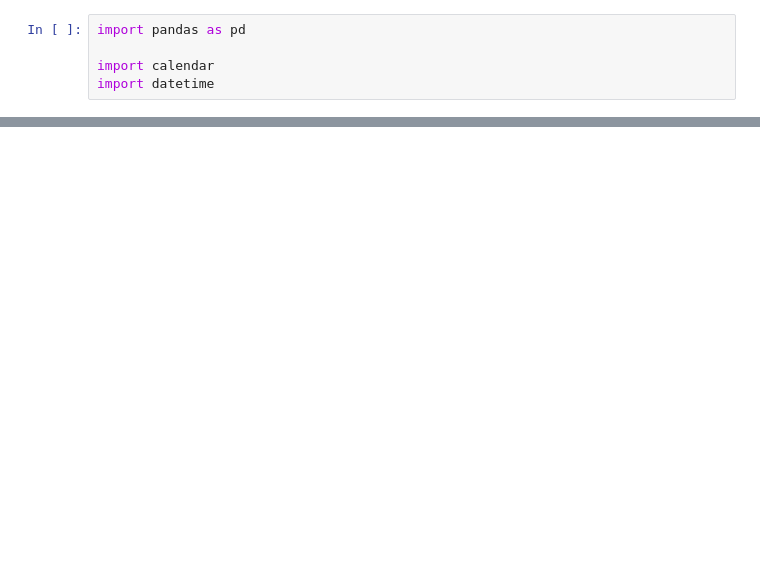
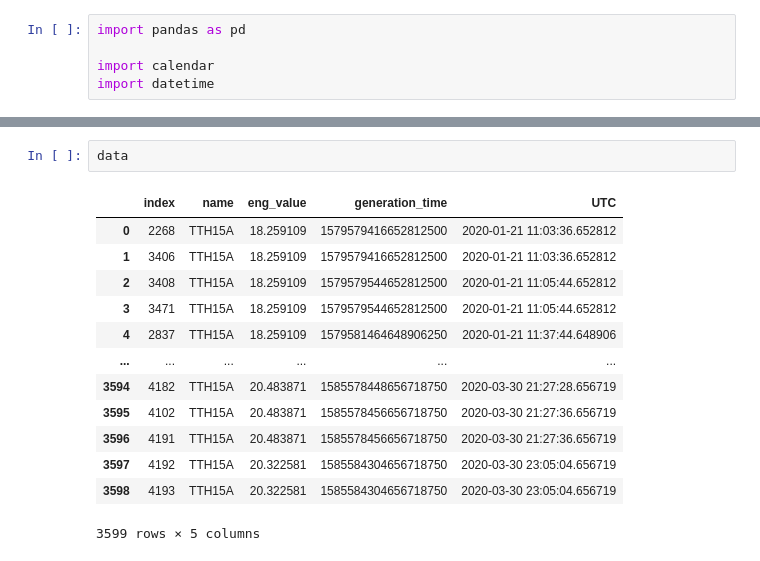
Before and after one commit to parinyad123/Telemetry_Project, a Jupyter notebook: Anormaly_Detection/Telemetry_mixers/Untitled.ipynb, the cells around one changed output, grey strips where cells are left out. Cells and saved outputs as stored; diff of their text form; blank space fills up the shorter version.

```diff
--- a/Anormaly_Detection/Telemetry_mixers/Untitled.ipynb
+++ b/Anormaly_Detection/Telemetry_mixers/Untitled.ipynb
@@ -77,3 +153,19 @@ See the caveats in the documentation: https://pandas.pydata.org/pandas-docs/stab
+# %%
+data
+# %% [output]
+|  | index | name | eng_value | generation_time | UTC |
+| 0 | 2268 | TTH15A | 18.259109 | 1579579416652812500 | 2020-01-21 11:03:36.652812 |
+| 1 | 3406 | TTH15A | 18.259109 | 1579579416652812500 | 2020-01-21 11:03:36.652812 |
+| 2 | 3408 | TTH15A | 18.259109 | 1579579544652812500 | 2020-01-21 11:05:44.652812 |
+| 3 | 3471 | TTH15A | 18.259109 | 1579579544652812500 | 2020-01-21 11:05:44.652812 |
+| 4 | 2837 | TTH15A | 18.259109 | 1579581464648906250 | 2020-01-21 11:37:44.648906 |
+| ... | ... | ... | ... | ... | ... |
+| 3594 | 4182 | TTH15A | 20.483871 | 1585578448656718750 | 2020-03-30 21:27:28.656719 |
+| 3595 | 4102 | TTH15A | 20.483871 | 1585578456656718750 | 2020-03-30 21:27:36.656719 |
+| 3596 | 4191 | TTH15A | 20.483871 | 1585578456656718750 | 2020-03-30 21:27:36.656719 |
+| 3597 | 4192 | TTH15A | 20.322581 | 1585584304656718750 | 2020-03-30 23:05:04.656719 |
+| 3598 | 4193 | TTH15A | 20.322581 | 1585584304656718750 | 2020-03-30 23:05:04.656719 |
+3599 rows × 5 columns
 # %%
 import matplotlib.pyplot as plt
 %matplotlib inline
```
Also changed, not shown: parts of 34 cells of this notebook, 5 other files.
